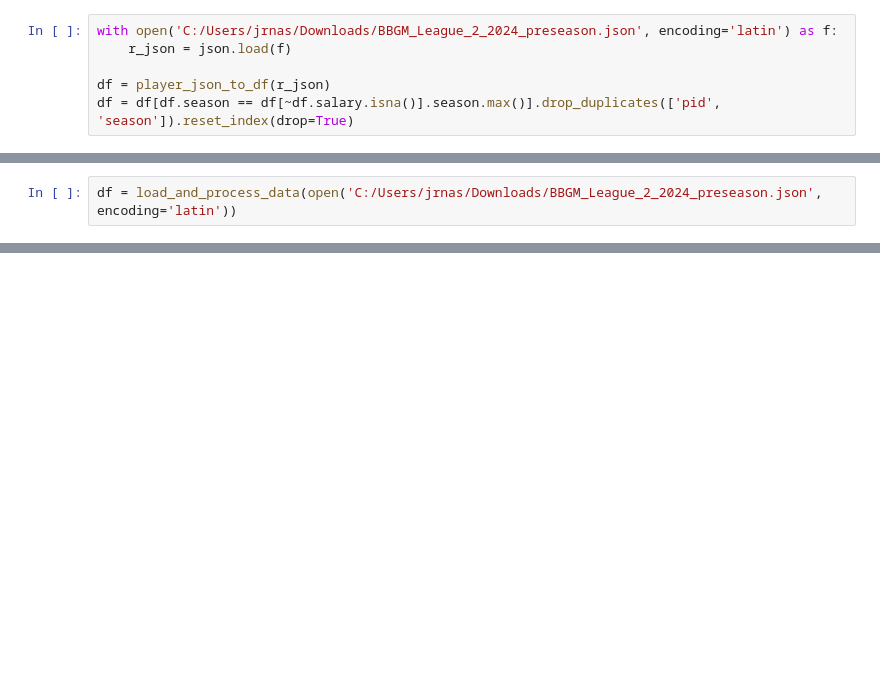
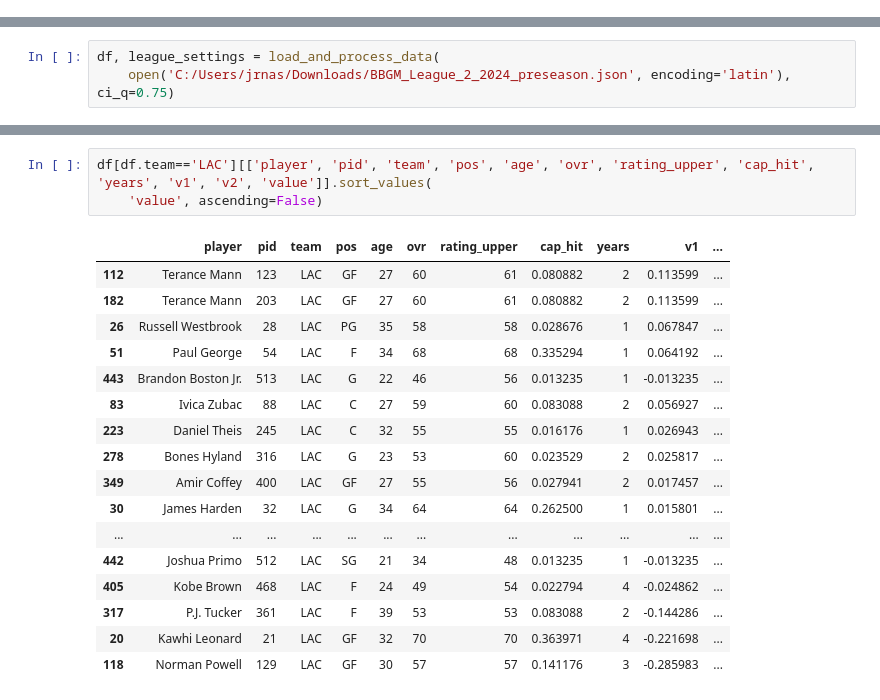
Before and after one commit to jrnastase410/streamlit-bbgm-basketball, a Jupyter notebook: prod_nbs/player_viz.ipynb, the cells around one changed output, grey strips where cells are left out. Drawn from its saved outputs; the diff is of its cells as text; blank space fills up the shorter version.

```diff
--- a/prod_nbs/player_viz.ipynb
+++ b/prod_nbs/player_viz.ipynb
@@ -9,7 +10 @@ import plotly.graph_objects as go
-# %%
-with open('C:/Users/jrnas/Downloads/BBGM_League_2_2024_preseason.json', encoding='latin') as f:
-    r_json = json.load(f)
-
-df = player_json_to_df(r_json)
-df = df[df.season == df[~df.salary.isna()].season.max()].drop_duplicates(['pid', 'season']).reset_index(drop=True)
 # %%
@@ -28,2 +75,3 @@ def load_and_process_data(json_file):
 # %%
-df = load_and_process_data(open('C:/Users/jrnas/Downloads/BBGM_League_2_2024_preseason.json', encoding='latin'))
+df, league_settings = load_and_process_data(
+    open('C:/Users/jrnas/Downloads/BBGM_League_2_2024_preseason.json', encoding='latin'), ci_q=0.75)
@@ -173,3 +78,24 @@ def player_plot(pid, df):
+# %%
+df[df.team=='LAC'][['player', 'pid', 'team', 'pos', 'age', 'ovr', 'rating_upper', 'cap_hit', 'years', 'v1', 'v2', 'value']].sort_values(
+    'value', ascending=False)
+# %% [output]
+|  | player | pid | team | pos | age | ovr | rating_upper | cap_hit | years | v1 | ... |
+| 112 | Terance Mann | 123 | LAC | GF | 27 | 60 | 61 | 0.080882 | 2 | 0.113599 | ... |
+| 182 | Terance Mann | 203 | LAC | GF | 27 | 60 | 61 | 0.080882 | 2 | 0.113599 | ... |
+| 26 | Russell Westbrook | 28 | LAC | PG | 35 | 58 | 58 | 0.028676 | 1 | 0.067847 | ... |
+| 51 | Paul George | 54 | LAC | F | 34 | 68 | 68 | 0.335294 | 1 | 0.064192 | ... |
+| 443 | Brandon Boston Jr. | 513 | LAC | G | 22 | 46 | 56 | 0.013235 | 1 | -0.013235 | ... |
+| 83 | Ivica Zubac | 88 | LAC | C | 27 | 59 | 60 | 0.083088 | 2 | 0.056927 | ... |
+| 223 | Daniel Theis | 245 | LAC | C | 32 | 55 | 55 | 0.016176 | 1 | 0.026943 | ... |
+| 278 | Bones Hyland | 316 | LAC | G | 23 | 53 | 60 | 0.023529 | 2 | 0.025817 | ... |
+| 349 | Amir Coffey | 400 | LAC | GF | 27 | 55 | 56 | 0.027941 | 2 | 0.017457 | ... |
+| 30 | James Harden | 32 | LAC | G | 34 | 64 | 64 | 0.262500 | 1 | 0.015801 | ... |
+| ... | ... | ... | ... | ... | ... | ... | ... | ... | ... | ... | ... |
+| 442 | Joshua Primo | 512 | LAC | SG | 21 | 34 | 48 | 0.013235 | 1 | -0.013235 | ... |
+| 405 | Kobe Brown | 468 | LAC | F | 24 | 49 | 54 | 0.022794 | 4 | -0.024862 | ... |
+| 317 | P.J. Tucker | 361 | LAC | F | 39 | 53 | 53 | 0.083088 | 2 | -0.144286 | ... |
+| 20 | Kawhi Leonard | 21 | LAC | GF | 32 | 70 | 70 | 0.363971 | 4 | -0.221698 | ... |
+| 118 | Norman Powell | 129 | LAC | GF | 30 | 57 | 57 | 0.141176 | 3 | -0.285983 | ... |
 # %%
 player_plot(int(input('Enter a pid: ')), df)
 # %% [output]
```
Also changed, not shown: parts of 5 cells of this notebook, 9 other files.
